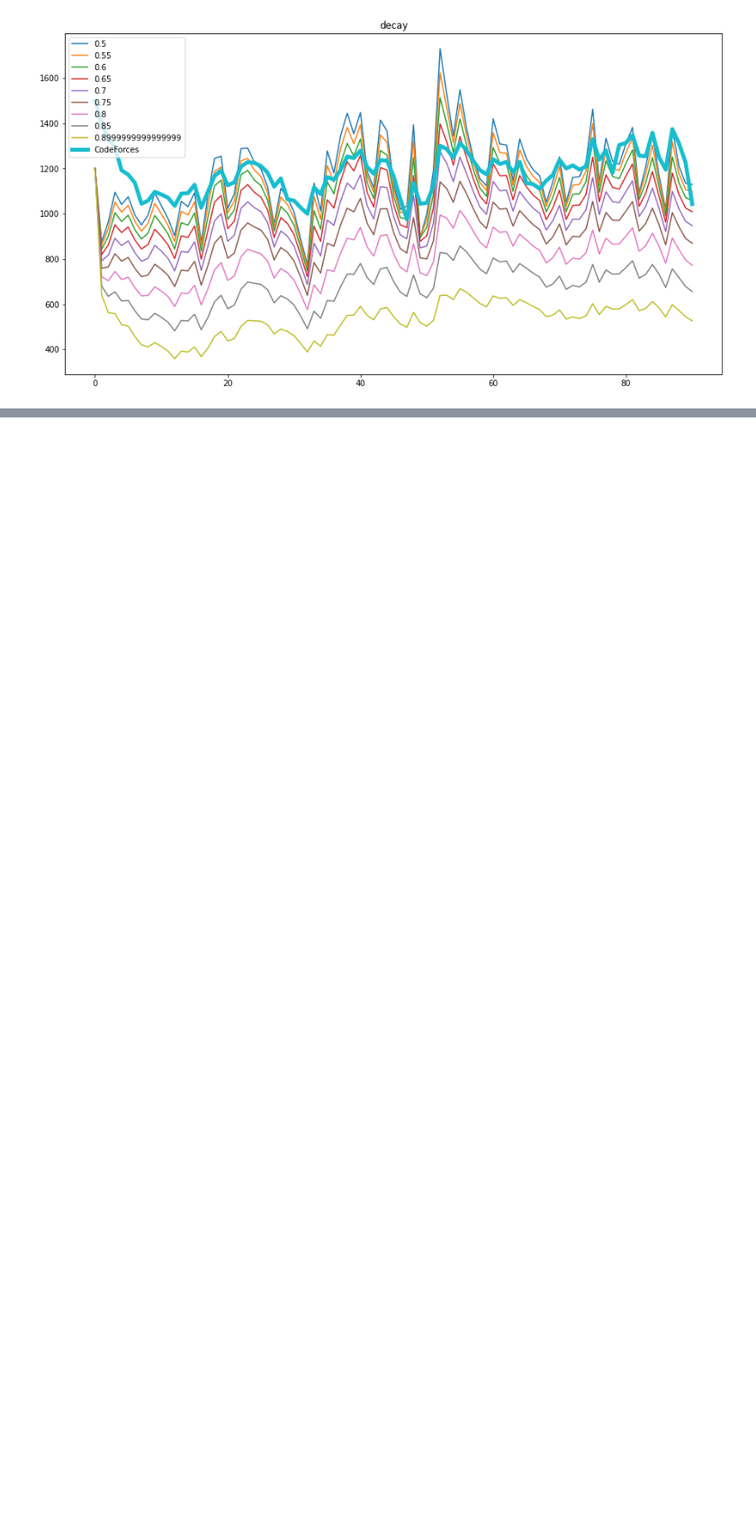
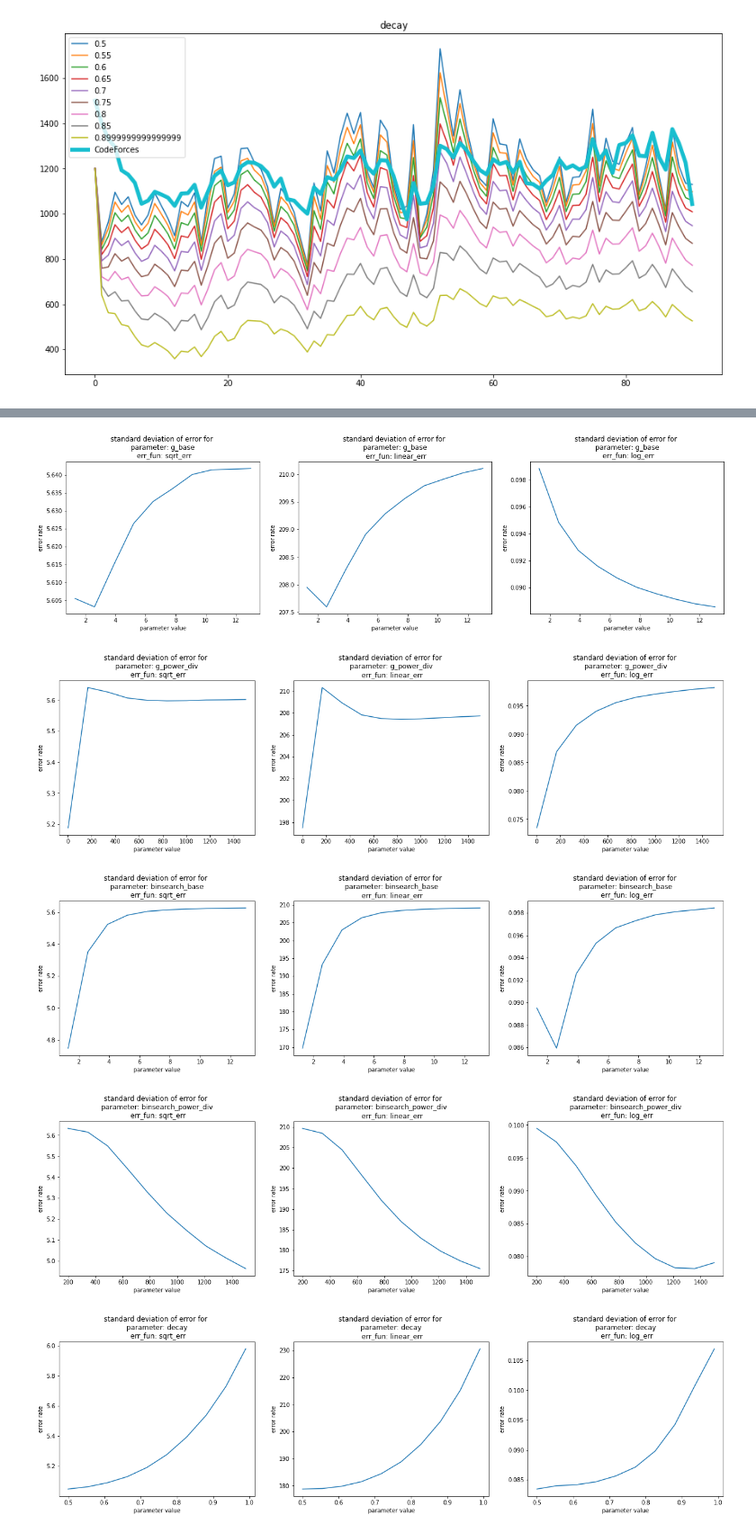
Before and after one commit to wiklam/CF-predictor, a Jupyter notebook: atcoder/atcoder.ipynb, the cells around one changed output, grey strips where cells are left out. Shown at 90% size. Saved outputs shown, nothing was run; the diff lists cells and outputs as text; code cells hidden in the pictures; blank space fills up the shorter version.

```diff
--- a/atcoder/atcoder.ipynb
+++ b/atcoder/atcoder.ipynb
@@ -1057,0 +794,14 @@ for param_name, results in all_results.items():
+# %%
+for param_name, param_dict in stats.items():
+    fig, axs = plt.subplots(1, len(param_dict), figsize=(21, 5))
+    for ax, (err_fun_name, (xs, mean_ys, std_ys)) in zip(axs, param_dict.items()):
+        ax.title.set_text(f"standard deviation of error for \n parameter: {param_name} \n err_fun: {err_fun_name}")
+        ax.set_xlabel("parameter value")
+        ax.set_ylabel("error rate")
+        ax.plot(xs, std_ys)
+# %% [output]
+[figure, added]
+[figure, added]
+[figure, added]
+[figure, added]
+[figure, added]
```
Also changed, not shown: parts of 102 cells of this notebook.
